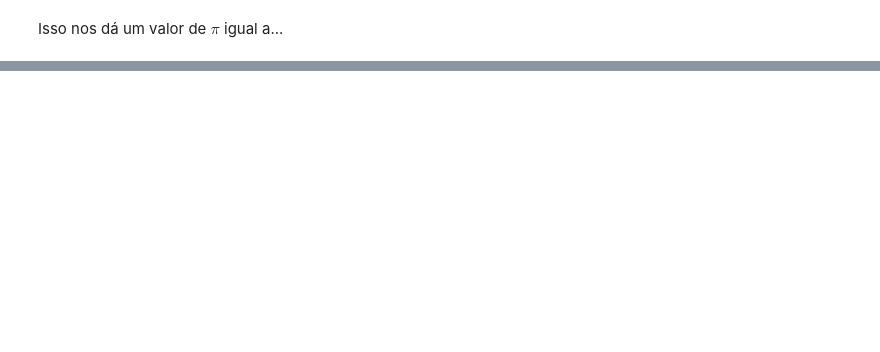
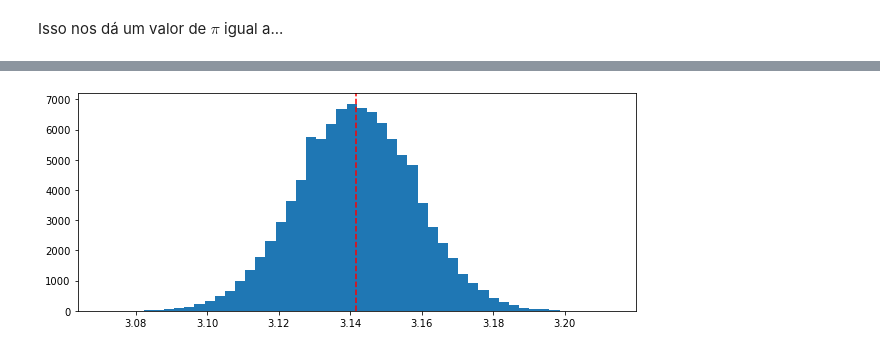
Before and after one commit to felbuch/Python_FGV, a Jupyter notebook: 15_aplicacoes_praticas/85_Analise_de_investimentos_com_incerteza_e_Simulações_de_Monte_Carlo.ipynb, the cells around one changed output, grey strips where cells are left out. Saved outputs shown, nothing was run; the diff lists cells and outputs as text; code cells hidden in the pictures; blank space fills up the shorter version.

Commit message:
Add repetition of MC to show lack of bias

```diff
--- a/15_aplicacoes_praticas/85_Analise_de_investimentos_com_incerteza_e_Simulações_de_Monte_Carlo.ipynb
+++ b/15_aplicacoes_praticas/85_Analise_de_investimentos_com_incerteza_e_Simulações_de_Monte_Carlo.ipynb
@@ -190,6 +188,6 @@ y = npr.random(Nq)
 # %% [markdown]
 Quantos pontos cairam dentro do círculo?
 # %%
-Nc = sum(x**2 + y**2 < 1)
+Nc = np.sum(x**2 + y**2 < 1) #Usamos np.sum porque é mais rápido do que o sum nativo do Python
 Nc
 # %% [output]
@@ -202,0 +201,7 @@ Isso nos dá um valor de $\pi$ igual a...
+# %%
+def estima_pi(N):
+    x = npr.random(N)
+    y = npr.random(N)
+    Nc = np.sum(x**2 + y**2 < 1)
+    pi = 4 * Nc / N
+    return(pi)
@@ -202,0 +215,10 @@ Isso nos dá um valor de $\pi$ igual a...
+# %%
+%%time
+#Isso demora uns 20 segundos
+NSim = 10**5
+N = 10**4 # Nós reduzimos o número de pontos
+estimativas = []
+for i in range(NSim):
+    estimativas.append(estima_pi(N))
+
+np.mean(estimativas)
@@ -202,0 +228,7 @@ Isso nos dá um valor de $\pi$ igual a...
+# %%
+plt.figure(figsize=(10,4))
+plt.hist(estimativas,bins=50)
+plt.axvline(x = pi, c='red',linestyle='dashed')
+plt.show()
+# %% [output]
+[figure, added]
```
Also changed, not shown: parts of 10 cells of this notebook.
